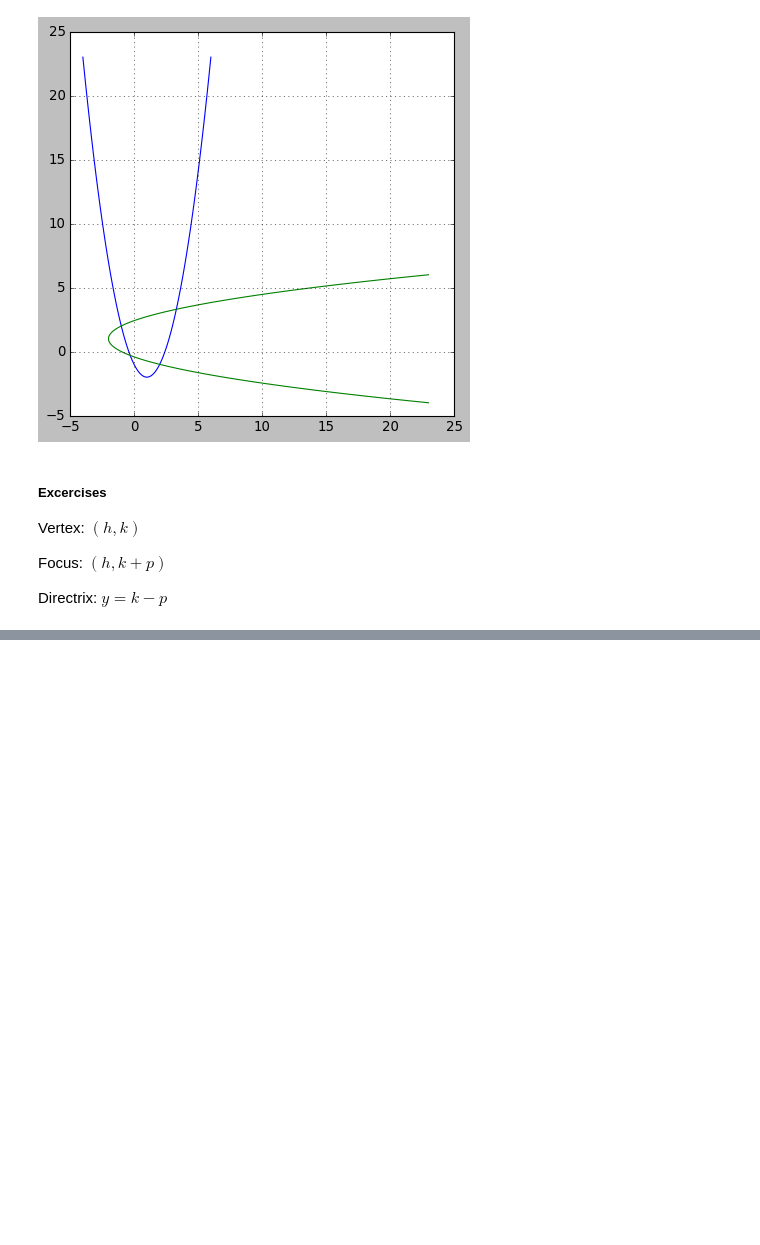
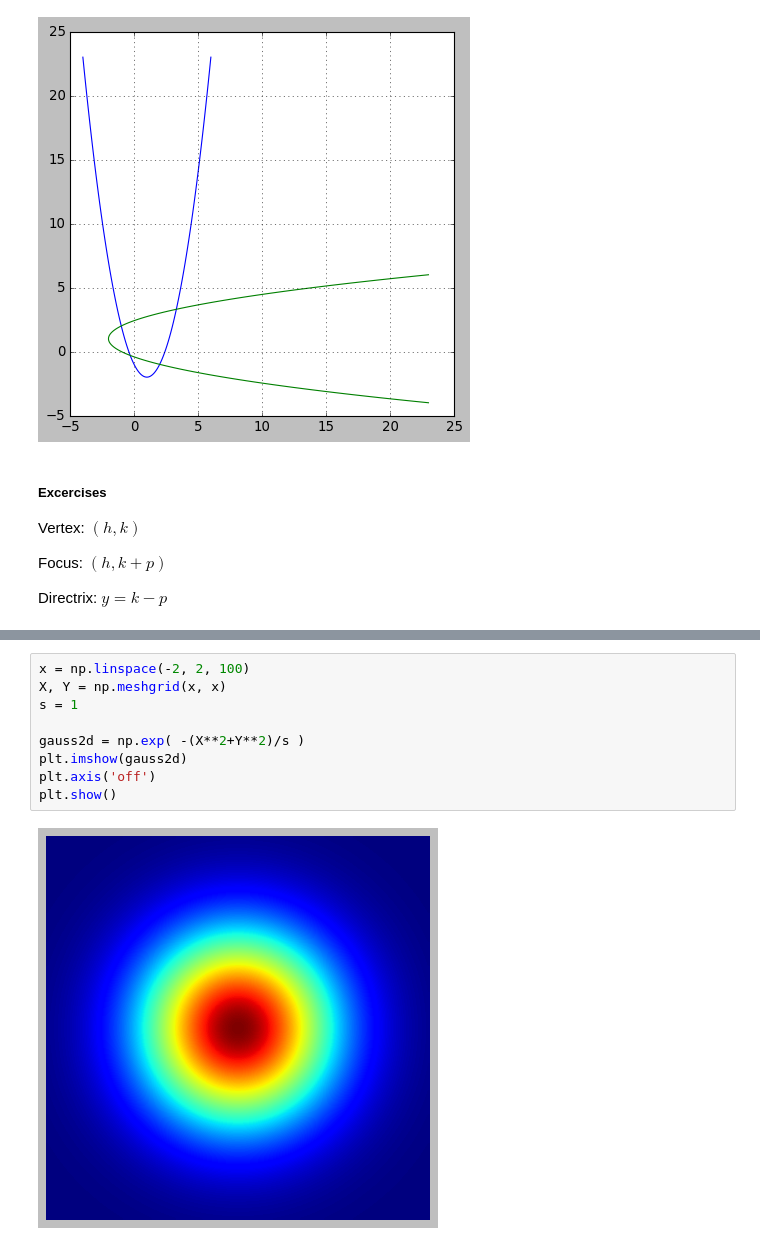
Before and after one commit to pawelztef/maths_pyt, a Jupyter notebook: graphing_conic_sections.ipynb, the cells around one changed output, grey strips where cells are left out. Saved outputs shown, nothing was run; the diff lists cells and outputs as text; blank space fills up the shorter version.

```diff
--- a/graphing_conic_sections.ipynb
+++ b/graphing_conic_sections.ipynb
@@ -68,0 +116,11 @@ plt.show()
+# %%
+x = np.linspace(-2, 2, 100)
+X, Y = np.meshgrid(x, x)
+s = 1
+
+gauss2d = np.exp( -(X**2+Y**2)/s )
+plt.imshow(gauss2d)
+plt.axis('off')
+plt.show()
+# %% [output]
+[figure, added]
```
Also changed, not shown: parts of 8 cells of this notebook.
